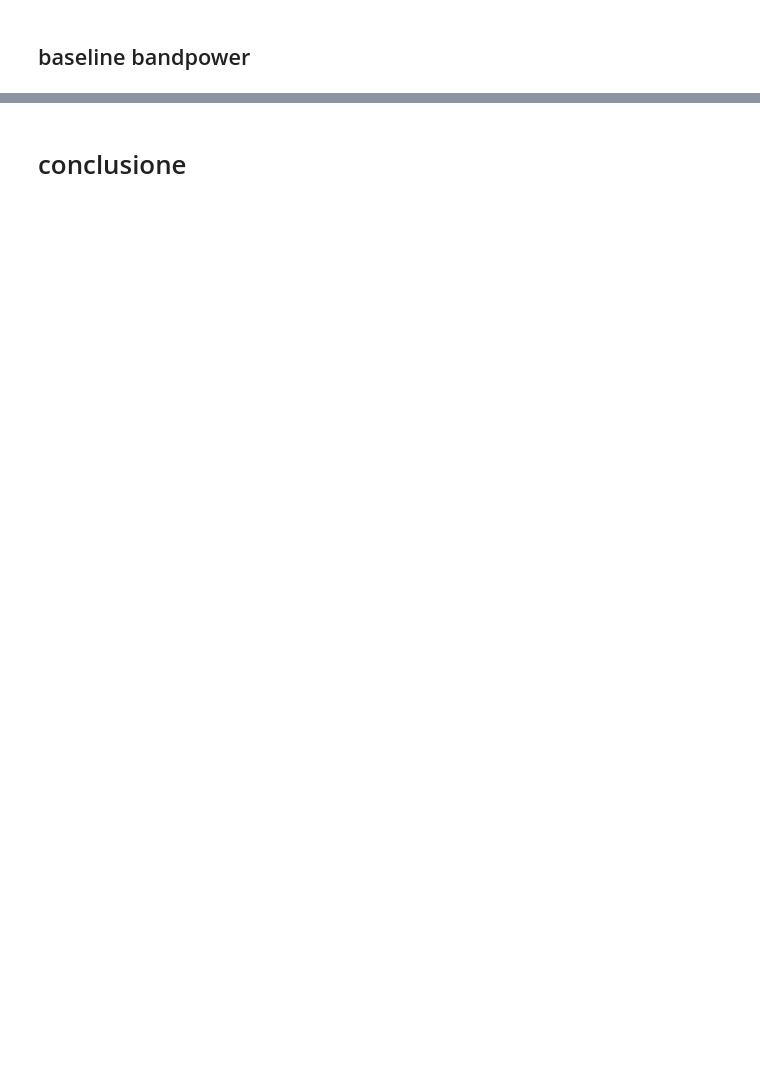
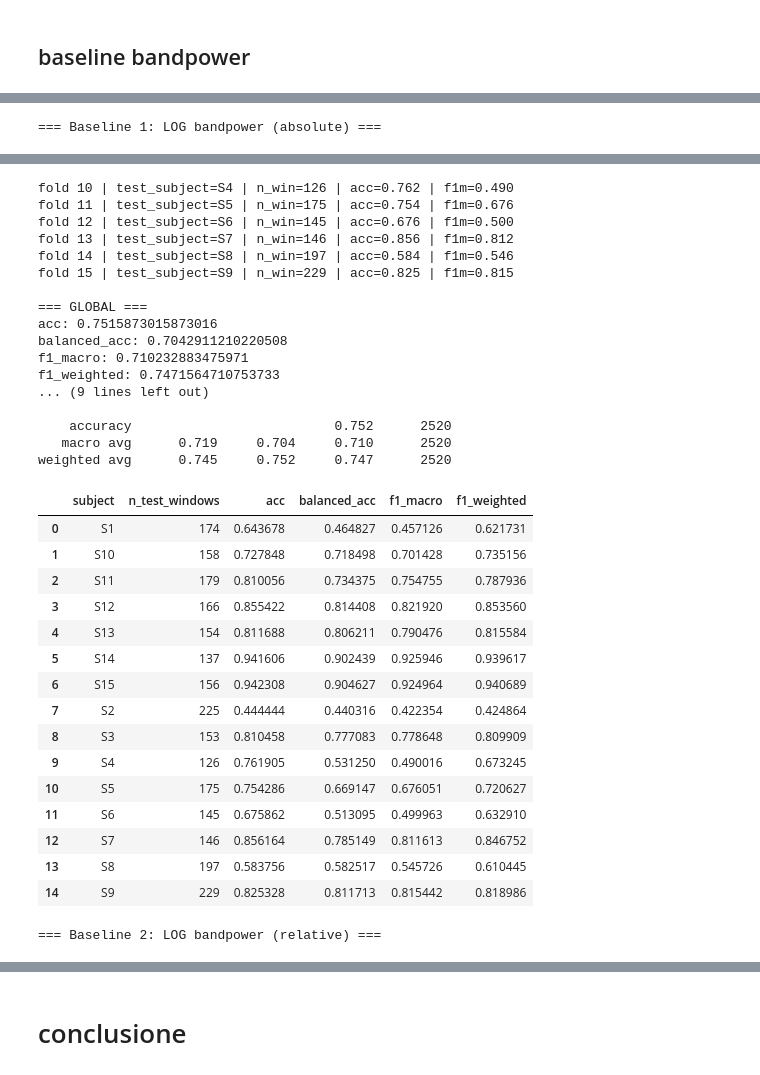
Before and after one commit to camillabocciolone/Leonardo-project, a Jupyter notebook: baselinebandpower.ipynb, the cells around one changed output, grey strips where cells are left out. Cells and saved outputs as stored; diff of their text form; code cells hidden in the pictures; blank space fills up the shorter version.

```diff
--- a/baselinebandpower.ipynb
+++ b/baselinebandpower.ipynb
@@ -2020,0 +1539,36 @@ fold 02 | test_subject=S10 | n_win=158 | acc=0.380 | f1m=0.282
+# %%
+def build_all(levels, tasks, subjects, C=8):
+    X_list, y_list, subj_list, rec_list = [], [], [], []
+    for li, level in enumerate(levels):
+        for task in tasks:
+            for s in subjects:
+                path = find_file(level, task, s)
+                if path is None:
+                    print(f"[SKIP] missing file: {level}/{task}/S{s}")
+                    continue
+                try:
+                    X, t = load_ct_matrix(path, C=C)
+                    epochs, _ = preprocess_recording(X, t=t)  # (Nw,C,1024)
+                    if epochs.shape[0]==0:
+                        print(f"[SKIP] no epochs: {os.path.basename(path)}")
+                        continue
+
+                    rec_id = f"{task}|{level}|S{s}"
+                    X_list.append(epochs)
+                    y_list.extend([LEVEL_TO_Y[level]] * len(epochs))
+                    subj_list.extend([f"S{s}"]*len(epochs))
+                    rec_list.extend([rec_id]*len(epochs))
+                except Exception as e:
+                    print(f"[ERROR] {os.path.basename(path)}: {e}")
+                    continue
+
+    X_all = np.concatenate(X_list, axis=0) if X_list else np.empty((0,C,int(EPOCH_SEC*FS_OUT)), dtype=np.float32)
+    y_all = np.array(y_list, dtype=np.int64)
+    meta = {
+        "subject": np.array(subj_list),
+        "rec_id":  np.array(rec_list),
+    }
+    return X_all, y_all, meta
+
+X_all, y_all, meta = build_all(levels, tasks, subjects, C=8)
+print("X_all:", X_all.shape, "y_all:", y_all.shape, "unique rec:", len(np.unique(meta["rec_id"])))
@@ -2020,0 +1579,10 @@ fold 02 | test_subject=S10 | n_win=158 | acc=0.380 | f1m=0.282
+# %%
+print("=== Baseline 1: LOG bandpower (absolute) ===")
+df_abs, cm_abs = loso_bandpower_eval_from_buildall(X_all, y_all, meta, fs=256, relative=False)
+display(df_abs)
+
+print("\n=== Baseline 2: LOG bandpower (relative) ===")
+df_rel, cm_rel = loso_bandpower_eval_from_buildall(X_all, y_all, meta, fs=256, relative=True)
+display(df_rel)
+# %% [output]
+=== Baseline 1: LOG bandpower (absolute) ===
@@ -2020,0 +1598,34 @@ fold 02 | test_subject=S10 | n_win=158 | acc=0.380 | f1m=0.282
+fold 10 | test_subject=S4 | n_win=126 | acc=0.762 | f1m=0.490
+fold 11 | test_subject=S5 | n_win=175 | acc=0.754 | f1m=0.676
+fold 12 | test_subject=S6 | n_win=145 | acc=0.676 | f1m=0.500
+fold 13 | test_subject=S7 | n_win=146 | acc=0.856 | f1m=0.812
+fold 14 | test_subject=S8 | n_win=197 | acc=0.584 | f1m=0.546
+fold 15 | test_subject=S9 | n_win=229 | acc=0.825 | f1m=0.815
+
+=== GLOBAL ===
+acc: 0.7515873015873016
+balanced_acc: 0.7042911210220508
+f1_macro: 0.710232883475971
+f1_weighted: 0.7471564710753733
+... (9 lines left out)
+
+    accuracy                          0.752      2520
+   macro avg      0.719     0.704     0.710      2520
+weighted avg      0.745     0.752     0.747      2520
+|  | subject | n_test_windows | acc | balanced_acc | f1_macro | f1_weighted |
+| 0 | S1 | 174 | 0.643678 | 0.464827 | 0.457126 | 0.621731 |
+| 1 | S10 | 158 | 0.727848 | 0.718498 | 0.701428 | 0.735156 |
+| 2 | S11 | 179 | 0.810056 | 0.734375 | 0.754755 | 0.787936 |
+| 3 | S12 | 166 | 0.855422 | 0.814408 | 0.821920 | 0.853560 |
+| 4 | S13 | 154 | 0.811688 | 0.806211 | 0.790476 | 0.815584 |
+| 5 | S14 | 137 | 0.941606 | 0.902439 | 0.925946 | 0.939617 |
+| 6 | S15 | 156 | 0.942308 | 0.904627 | 0.924964 | 0.940689 |
+| 7 | S2 | 225 | 0.444444 | 0.440316 | 0.422354 | 0.424864 |
+| 8 | S3 | 153 | 0.810458 | 0.777083 | 0.778648 | 0.809909 |
+| 9 | S4 | 126 | 0.761905 | 0.531250 | 0.490016 | 0.673245 |
+| 10 | S5 | 175 | 0.754286 | 0.669147 | 0.676051 | 0.720627 |
+| 11 | S6 | 145 | 0.675862 | 0.513095 | 0.499963 | 0.632910 |
+| 12 | S7 | 146 | 0.856164 | 0.785149 | 0.811613 | 0.846752 |
+| 13 | S8 | 197 | 0.583756 | 0.582517 | 0.545726 | 0.610445 |
+| 14 | S9 | 229 | 0.825328 | 0.811713 | 0.815442 | 0.818986 |
+=== Baseline 2: LOG bandpower (relative) ===
```
Also changed, not shown: parts of 39 cells of this notebook.
